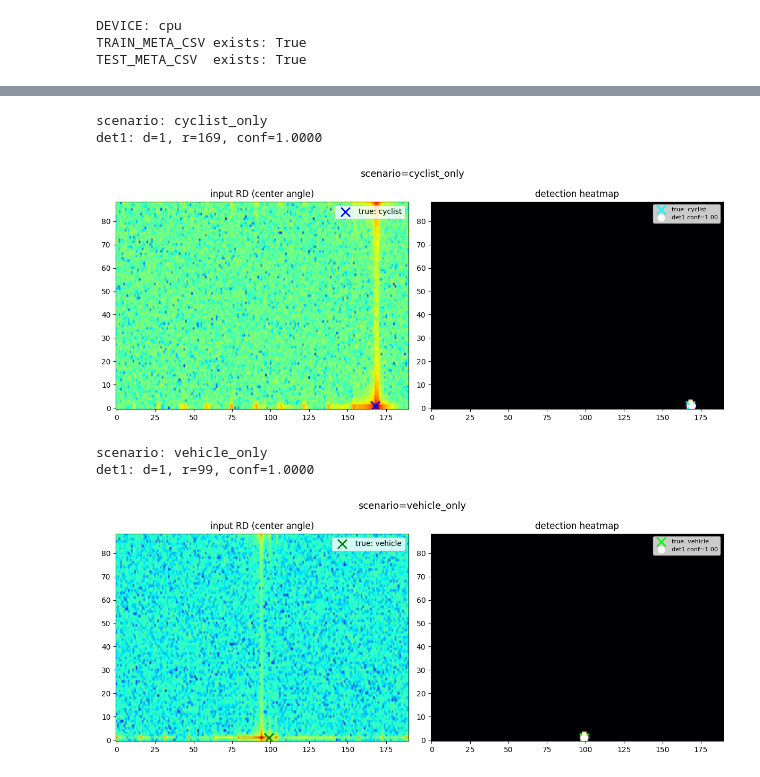
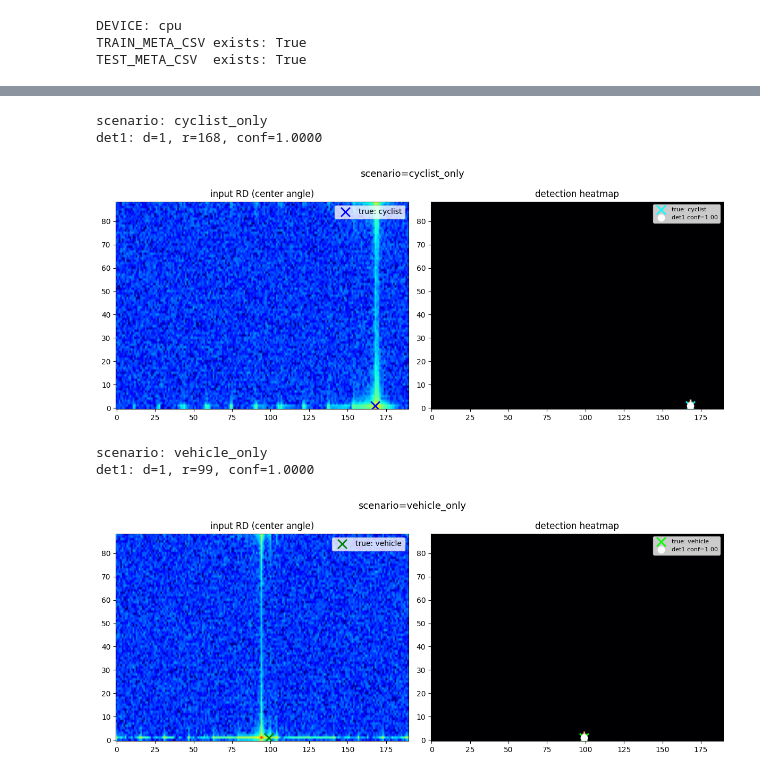
Before and after one commit to kousukeyamakubo/study, a Jupyter notebook: 400MHz変更用/check.ipynb, the cells around one changed output, grey strips where cells are left out. Drawn from its saved outputs; the diff is of its cells as text; code cells hidden in the pictures.

```diff
--- a/400MHz変更用/check.ipynb
+++ b/400MHz変更用/check.ipynb
@@ -564,7 +283,7 @@ def evaluate_per_kind(model, meta_df, device=DEVICE):
 
     return pd.DataFrame(rows)
 # %%
-def make_gaussian_heatmap(H, W, center_d, center_r, sigma_d=1.5, sigma_r=2.0):
+def make_gaussian_heatmap(H, W, center_d, center_r, sigma_d=1.5, sigma_r=1.0):
     d = np.arange(H, dtype=np.float32)[:, None]
     r = np.arange(W, dtype=np.float32)[None, :]
     heatmap = np.exp(
@@ -579,7 +298,6 @@ def load_all_rd_maps(npz_path):
     for i in range(rd_maps.shape[0]):
         rd_mag = np.abs(rd_maps[i]).astype(np.float32)
         rd_db = 20.0 * np.log10(np.maximum(rd_mag, 1e-12))
-        rd_db = (rd_db - rd_db.mean()) / (rd_db.std() + 1e-6)
         result.append(rd_db)
     return np.stack(result, axis=0)
 
@@ -598,7 +316,7 @@ def decode_peaks_from_logits(logits, threshold=0.8):
             break
         results.append((d_idx, r_idx, conf))
         d0, d1 = max(0, d_idx-3), min(H, d_idx+4)
-        r0, r1 = max(0, r_idx-3), min(W, r_idx+4)
+        r0, r1 = max(0, r_idx-1), min(W, r_idx+2)
         p[d0:d1, r0:r1] = 0.0
     return results
 
@@ -1003,25 +717,0 @@ r_diff (bins) ごとの失敗集計:
-# %%
-# === r_diff ごとの失敗パターン内訳 (同時/片方) ===
-pred_df['r_diff'] = abs(pred_df['cy_true_r'] - pred_df['ve_true_r'])
-
-summary2 = []
-for d in sorted(pred_df['r_diff'].unique()):
-    sub = pred_df[pred_df['r_diff'] == d]
-    total      = len(sub)
-    both_fail  = ((sub['ve_hit'] == 0) & (sub['cy_hit'] == 0)).sum()
-    only_ve    = ((sub['ve_hit'] == 0) & (sub['cy_hit'] == 1)).sum()
-    only_cy    = ((sub['ve_hit'] == 1) & (sub['cy_hit'] == 0)).sum()
-    both_ok    = ((sub['ve_hit'] == 1) & (sub['cy_hit'] == 1)).sum()
-    if both_fail + only_ve + only_cy > 0:  # 失敗あるr_diffのみ表示
-        summary2.append({'r_diff': d, 'total': total,
-                         'both_fail': both_fail, 'only_ve': only_ve,
-                         'only_cy': only_cy, 'both_ok': both_ok})
-
-import pandas as pd
-s2 = pd.DataFrame(summary2)
-print(f"{'r_diff':>7}  {'total':>5}  {'両方失敗':>7}  {'ve_only':>7}  {'cy_only':>7}  {'両方成功':>7}")
-print("-" * 55)
-for _, row in s2.iterrows():
-    print(f"{int(row['r_diff']):>7}  {int(row['total']):>5}  "
-          f"{int(row['both_fail']):>7}  {int(row['only_ve']):>7}  "
-          f"{int(row['only_cy']):>7}  {int(row['both_ok']):>7}")
@@ -1269,36 +872,36 @@ def show_channel_suppression(scenario, sample_idx=0):
 
     rd_db = x[N_FIXED // 2]
     fig, axes = plt.subplots(1, 2, figsize=(12, 5))
     fig.suptitle(f"scenario={scenario}", fontsize=13)
 
-    axes[0].imshow(rd_db, aspect="auto", origin="lower", cmap="jet")
+    axes[0].imshow(rd_db, aspect="auto", origin="lower", cmap="jet", vmin = -90, vmax = 0)
     if valid_cy:
         axes[0].scatter([cy_true_r], [cy_true_d], c="blue",  marker="x", s=150, linewidths=2, label="true: cyclist")
     if valid_ve:
         axes[0].scatter([ve_true_r], [ve_true_d], c="green", marker="x", s=150, linewidths=2, label="true: vehicle")
     axes[0].set_title("input RD (center angle)")
     axes[0].legend()
 
     axes[1].imshow(heatmap, aspect="auto", origin="lower", cmap="magma")
     if valid_cy:
         axes[1].scatter([cy_true_r], [cy_true_d], c="cyan",  marker="x", s=150, linewidths=2, label="true: cyclist")
     if valid_ve:
         axes[1].scatter([ve_true_r], [ve_true_d], c="lime",  marker="x", s=150, linewidths=2, label="true: vehicle")
     colors = ["white", "yellow", "orange", "red"]
     for j, (pk_d, pk_r, pk_c) in enumerate(peaks):
         axes[1].scatter([pk_r], [pk_d], c=colors[j % len(colors)], marker="o", s=80, label=f"det{j+1} conf={pk_c:.2f}")
     axes[1].set_title("detection heatmap")
     axes[1].legend(fontsize=8)
 
     plt.tight_layout()
     plt.show()
 
 show_channel_suppression("cyclist_only", sample_idx=0)
 show_channel_suppression("vehicle_only", sample_idx=0)
 # %% [output]
 scenario: cyclist_only
-det1: d=1, r=169, conf=1.0000
+det1: d=1, r=168, conf=1.0000
-[figure, old version]
+[figure, new version]
 scenario: vehicle_only
 det1: d=1, r=99, conf=1.0000
-[figure, old version]
+[figure, new version]
```
Also changed, not shown: parts of 18 cells of this notebook, 2 other files.
